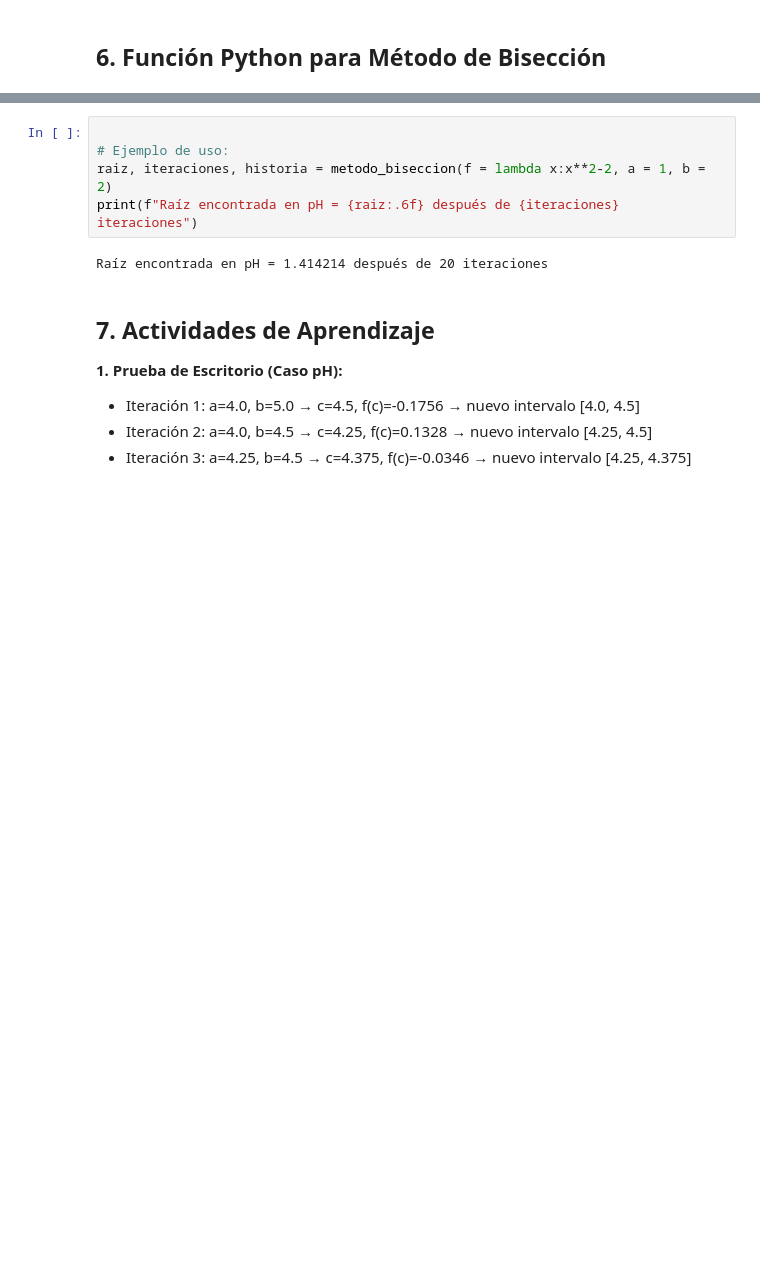
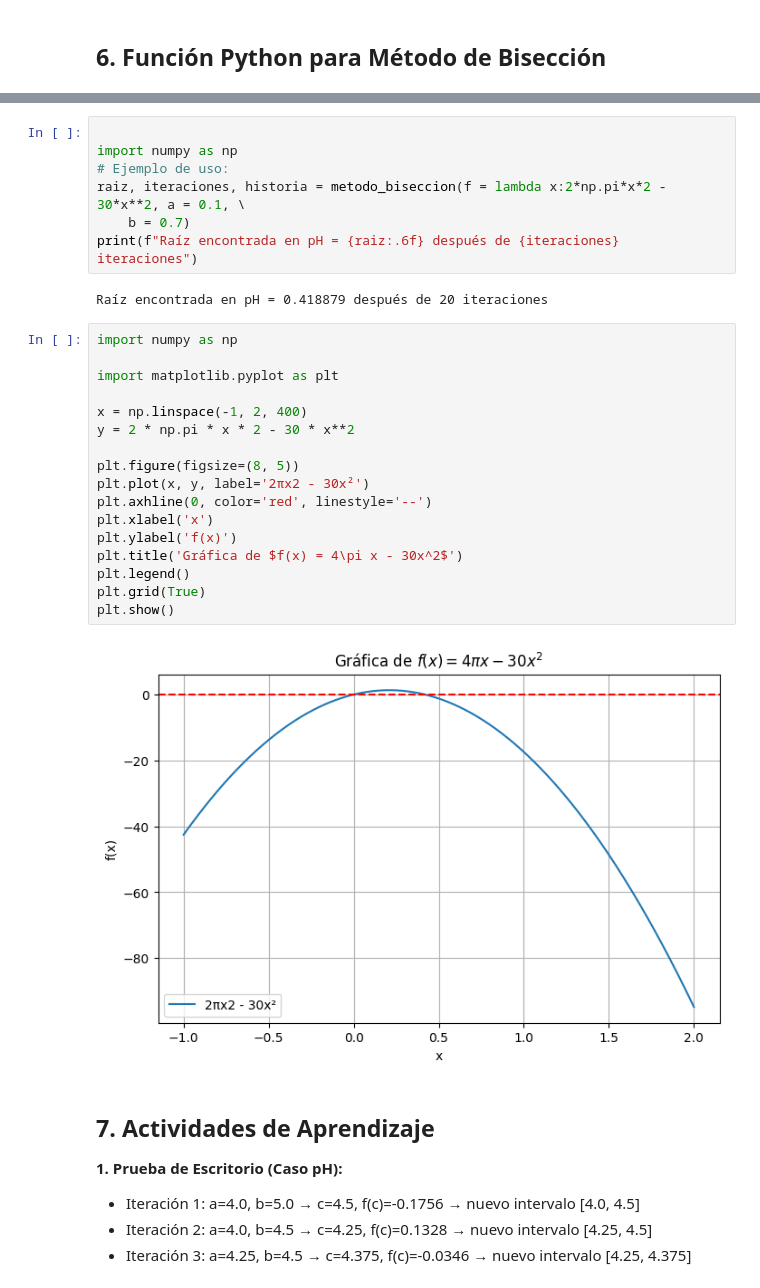
Before and after one commit to marco-canas/analisis_numerico, a Jupyter notebook: 4_planifica_implementa/4_ceros_funciones/2_biseccion/4_biseccion.ipynb, the cells around one changed output, grey strips where cells are left out. Drawn from its saved outputs; the diff is of its cells as text; blank space fills up the shorter version.

```diff
--- a/4_planifica_implementa/4_ceros_funciones/2_biseccion/4_biseccion.ipynb
+++ b/4_planifica_implementa/4_ceros_funciones/2_biseccion/4_biseccion.ipynb
@@ -310,11 +311,32 @@ def metodo_biseccion(f, a, b, tol=1e-6, max_iter=100):
     return (a + b)/2, max_iter, historia
 # %%
 
+import numpy as np
 # Ejemplo de uso:
-raiz, iteraciones, historia = metodo_biseccion(f = lambda x:x**2-2, a = 1, b = 2)
+raiz, iteraciones, historia = metodo_biseccion(f = lambda x:2*np.pi*x*2 - 30*x**2, a = 0.1, \
+    b = 0.7)
 print(f"Raíz encontrada en pH = {raiz:.6f} después de {iteraciones} iteraciones")
 # %% [output]
-Raíz encontrada en pH = 1.414214 después de 20 iteraciones
+Raíz encontrada en pH = 0.418879 después de 20 iteraciones
+# %%
+import numpy as np
+
+import matplotlib.pyplot as plt
+
+x = np.linspace(-1, 2, 400)
+y = 2 * np.pi * x * 2 - 30 * x**2
+
+plt.figure(figsize=(8, 5))
+plt.plot(x, y, label='2πx2 - 30x²')
+plt.axhline(0, color='red', linestyle='--')
+plt.xlabel('x')
+plt.ylabel('f(x)')
+plt.title('Gráfica de $f(x) = 4\pi x - 30x^2$')
+plt.legend()
+plt.grid(True)
+plt.show()
+# %% [output]
+[figure, added]
 # %% [markdown]
 
 ## 7. Actividades de Aprendizaje
```
Also changed, not shown: parts of 1 cell of this notebook, 2 other files.
